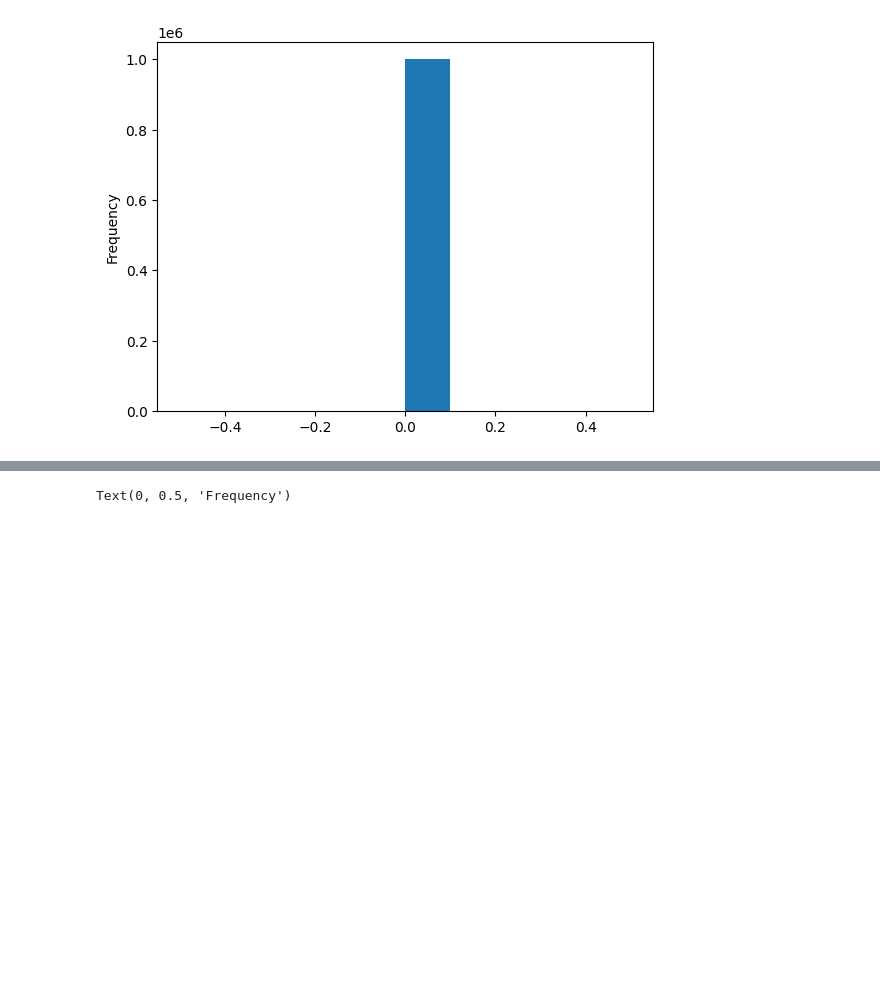
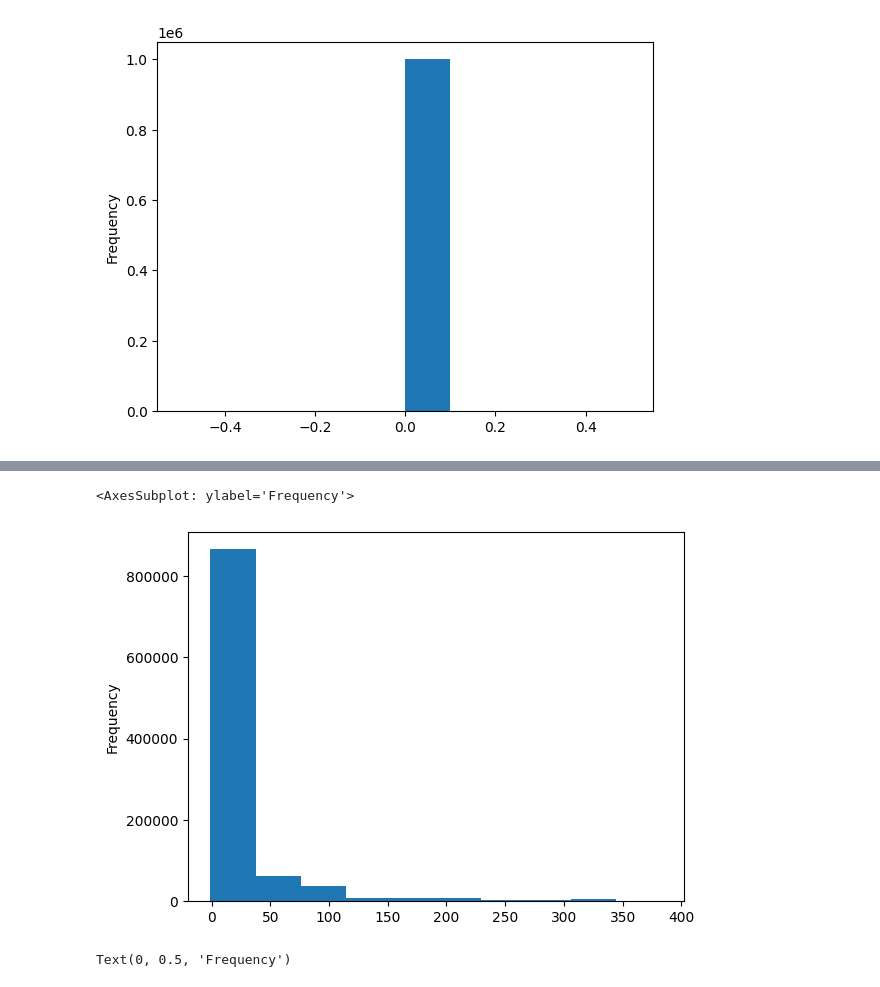
Before and after one commit to kevxemail/bank-fraud-detection, a Jupyter notebook: fraud_detect.ipynb, the cells around one changed output, grey strips where cells are left out. Saved outputs shown, nothing was run; the diff lists cells and outputs as text; code cells hidden in the pictures; blank space fills up the shorter version.

```diff
--- a/fraud_detect.ipynb
+++ b/fraud_detect.ipynb
@@ -84,3 +116,8 @@ bankDF.device_fraud_count.plot.hist() # All at 0 as expected, if a device was fl
+# %%
+bankDF.prev_address_months_count.plot.hist()
+# %% [output]
+<AxesSubplot: ylabel='Frequency'>
+[figure, added]
 # %%
 bankDF['fraud_bool'].value_counts().plot(kind='bar') # Very small portion of the data are fraud, makes sense since you wouldn't expect a large amount of a bank's applicants to be up to no good
 
```
Also changed, not shown: parts of 16 cells of this notebook, 2 other files.
